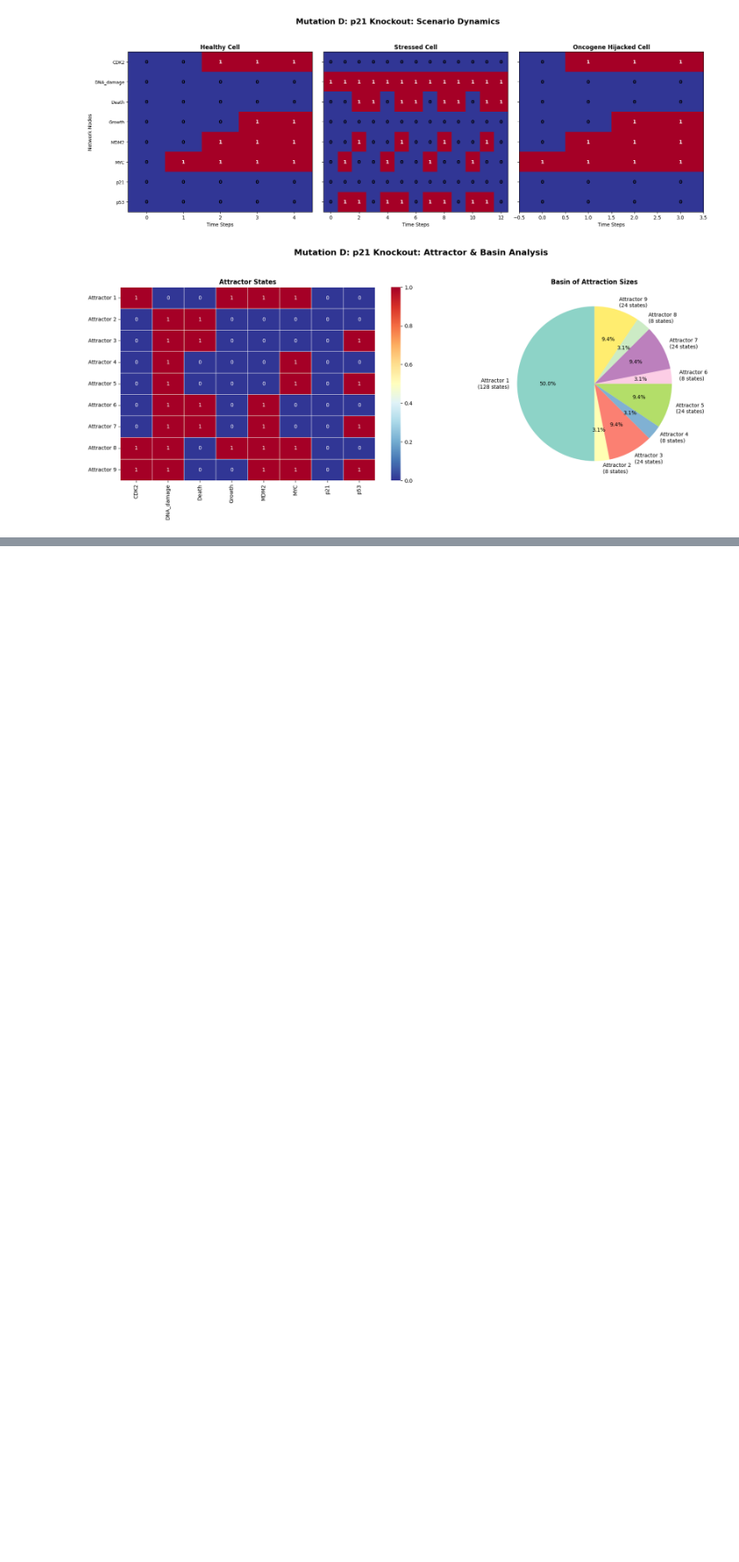
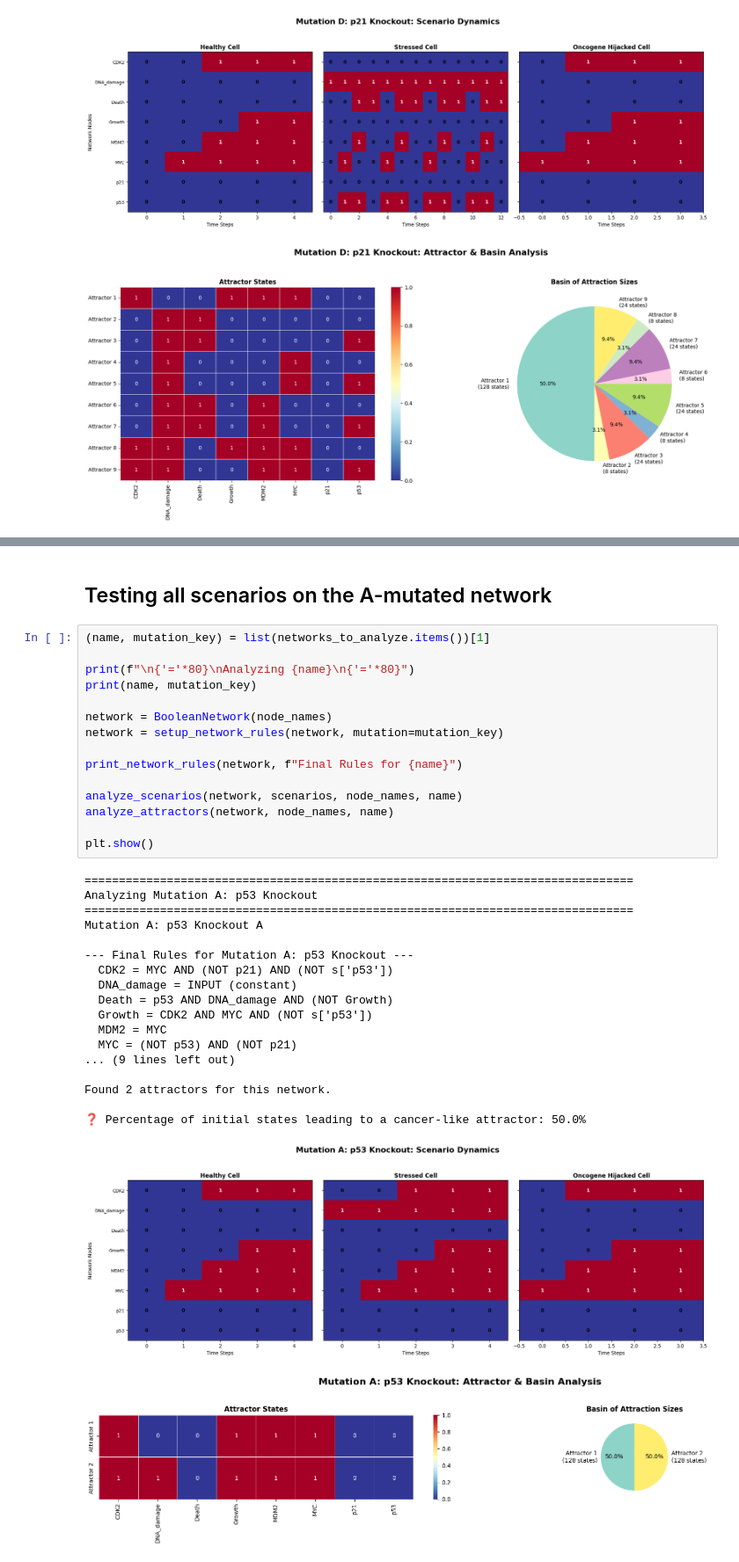
Before and after one commit to CreativeYann2004/Assigmnments_MSMOBS, a Jupyter notebook: Assignment3/Assignment3.ipynb, the cells around one changed output, grey strips where cells are left out. Shown at 88% size. Drawn from its saved outputs; the diff is of its cells as text; blank space fills up the shorter version.

```diff
--- a/Assignment3/Assignment3.ipynb
+++ b/Assignment3/Assignment3.ipynb
@@ -224,0 +261,37 @@ Found 9 attractors for this network.
+# %% [markdown]
+## Testing all scenarios on the A-mutated network
+# %%
+(name, mutation_key) = list(networks_to_analyze.items())[1]
+
+print(f"\n{'='*80}\nAnalyzing {name}\n{'='*80}")
+print(name, mutation_key)
+
+network = BooleanNetwork(node_names)
+network = setup_network_rules(network, mutation=mutation_key)
+
+print_network_rules(network, f"Final Rules for {name}")
+
+analyze_scenarios(network, scenarios, node_names, name)
+analyze_attractors(network, node_names, name)
+
+plt.show()
+# %% [output]
+================================================================================
+Analyzing Mutation A: p53 Knockout
+================================================================================
+Mutation A: p53 Knockout A
+
+--- Final Rules for Mutation A: p53 Knockout ---
+  CDK2 = MYC AND (NOT p21) AND (NOT s['p53'])
+  DNA_damage = INPUT (constant)
+  Death = p53 AND DNA_damage AND (NOT Growth)
+  Growth = CDK2 AND MYC AND (NOT s['p53'])
+  MDM2 = MYC
+  MYC = (NOT p53) AND (NOT p21)
+... (9 lines left out)
+
+Found 2 attractors for this network.
+
+❓ Percentage of initial states leading to a cancer-like attractor: 50.0%
+[figure, added]
+[figure, added]
```
Also changed, not shown: parts of 8 cells of this notebook.
